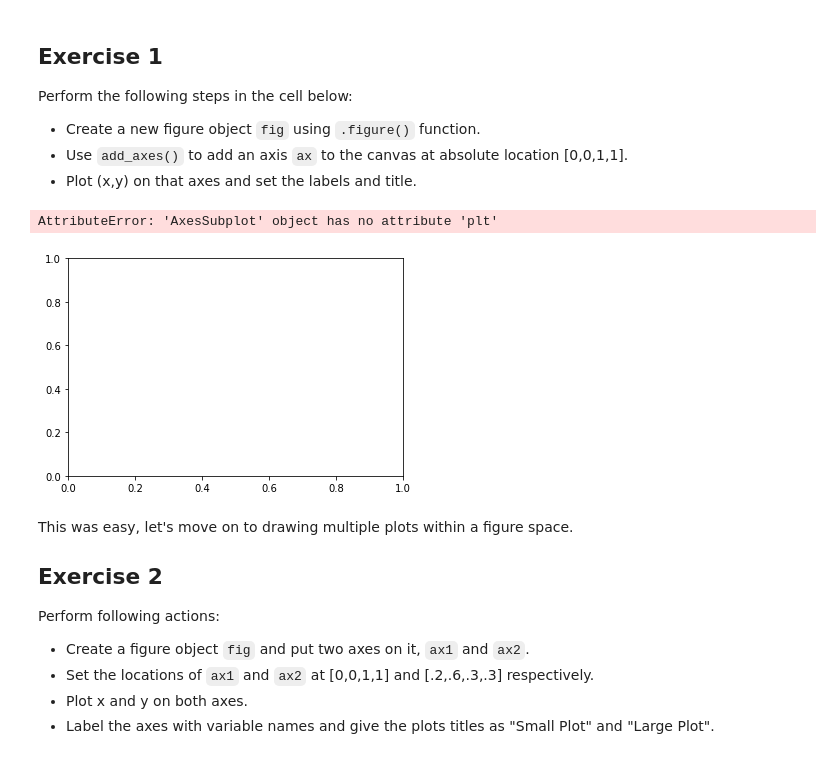
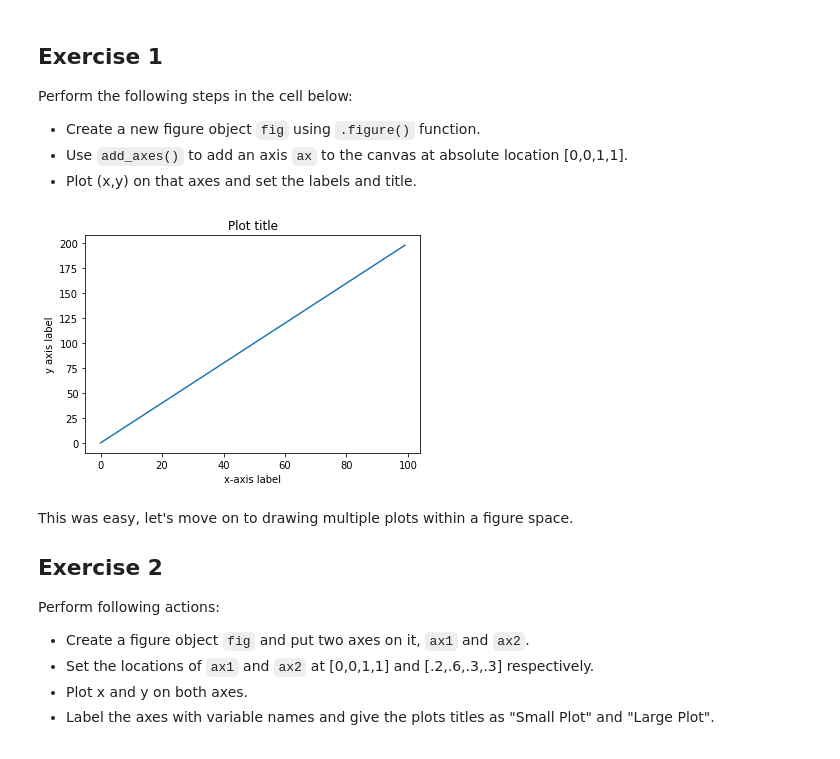
Before and after one commit to huntersapienza/dsc-1-03-13-customizing-visualizations-with-matplotlib-lab-online-ds-sp-000, a Jupyter notebook: index.ipynb, the cells around one changed output. Drawn from its saved outputs; the diff is of its cells as text; code cells hidden in the pictures.

```diff
--- a/index.ipynb
+++ b/index.ipynb
@@ -64,14 +64,13 @@ Perform the following steps in the cell below:
 # %%
 fig = plt.figure()
 ax = fig.add_subplot(111)
-ax.plt(x,y)
+ax.plot(x,y)
 ax.set_xlabel('x-axis label')
 ax.set_ylabel('y axis label')
 ax.set_title('Plot title')
 plt.show()
 # %% [output]
-AttributeError: 'AxesSubplot' object has no attribute 'plt'
-[figure, old version]
+[figure, new version]
 # %% [markdown]
 This was easy, let's move on to drawing multiple plots within a figure space.
 
```
